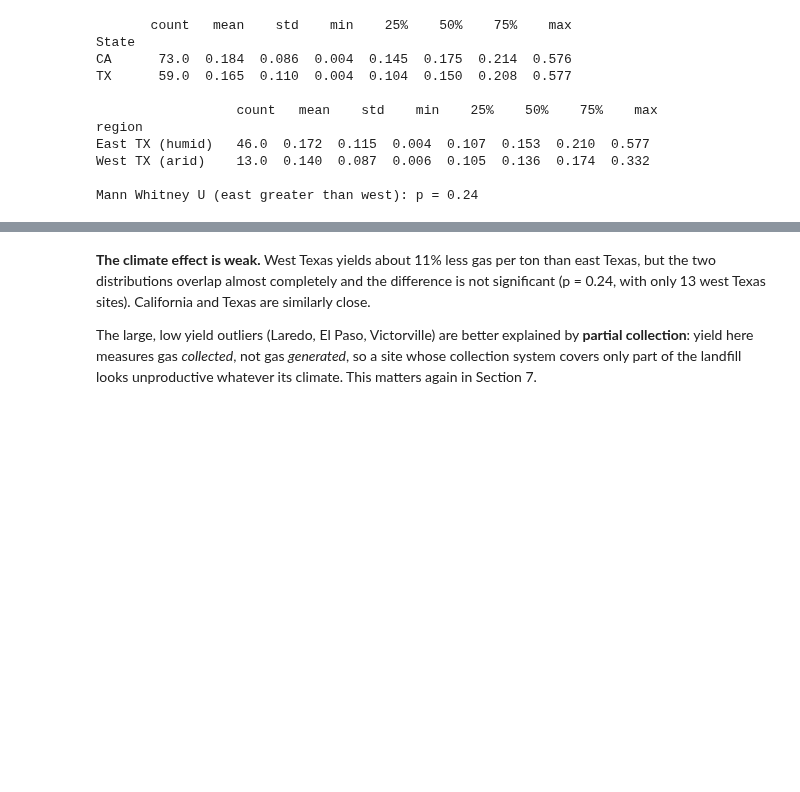
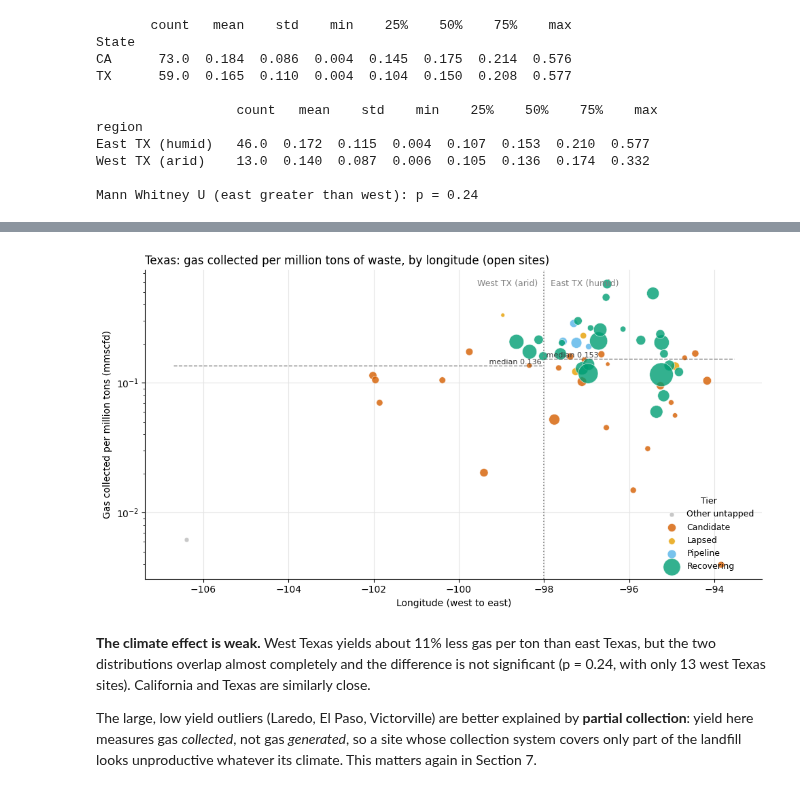
Before and after one commit to ZuhairKhan123/untapped-methane-usa, a Jupyter notebook: untapped-methane-usa.ipynb, the cells around one changed output, grey strips where cells are left out. Drawn from its saved outputs; the diff is of its cells as text; code cells hidden in the pictures; blank space fills up the shorter version.

```diff
--- a/untapped-methane-usa.ipynb
+++ b/untapped-methane-usa.ipynb
@@ -684,3 +675,38 @@ fig.show()
+# %%
+fig, ax = plt.subplots(figsize=(10, 5.5))
+
+for t in ORDER[::-1]:
+    d = tx_y[tx_y['tier'] == t]
+    if d.empty:
+        continue
+    ax.scatter(d['Longitude'], d['yield'], s=10 + 6 * d[WIP] / 1e6,   # marker area grows with waste in place
+               color=TIER_COLORS[t], alpha=0.8, edgecolor='white', linewidth=0.5, label=t)
+
+# The 98th meridian splits humid east Texas from arid west Texas
+ax.axvline(-98, linestyle=':', color='grey', linewidth=1.2)
+ax.text(-98.15, 0.97, 'West TX (arid)', transform=ax.get_xaxis_transform(), ha='right', va='top', color='grey', fontsize=9)
+ax.text(-97.85, 0.97, 'East TX (humid)', transform=ax.get_xaxis_transform(), ha='left', va='top', color='grey', fontsize=9)
+
+# Median yield on each side, as short horizontal lines
+for region, (x0, x1) in {'West': (tx_y['Longitude'].min() - 0.3, -98), 'East': (-98, tx_y['Longitude'].max() + 0.3)}.items():
+    med = tx_y.loc[tx_y['region'].str.startswith(region), 'yield'].median()
+    ax.hlines(med, x0, x1, color='#333333', linewidth=1, linestyle='--', alpha=0.6)
+    ax.text(x1 if region == 'West' else x0, med, f' median {med:.3f} ', fontsize=8, color='#333333',
+            ha='right' if region == 'West' else 'left', va='bottom')
+
+ax.set_yscale('log')
+ax.set_xlabel('Longitude (west to east)')
+ax.set_ylabel('Gas collected per million tons (mmscfd)')
+ax.set_title('Texas: gas collected per million tons of waste, by longitude (open sites)', loc='left')
+ax.grid(True, which='major', color='#e5e5e5', linewidth=0.8)
+ax.set_axisbelow(True)
+ax.spines[['top', 'right']].set_visible(False)
+ax.legend(frameon=False, loc='lower right', fontsize=9, title='Tier', title_fontsize=9)
+
+plt.tight_layout()
+plt.show()
+# %% [output]
+[figure, added]
 # %% [markdown]
 **The climate effect is weak.** West Texas yields about 11% less gas per ton than east Texas, but the two distributions overlap almost completely and the difference is not significant (p = 0.24, with only 13 west Texas sites). California and Texas are similarly close.
 
```
Also changed, not shown: parts of 10 cells of this notebook.
